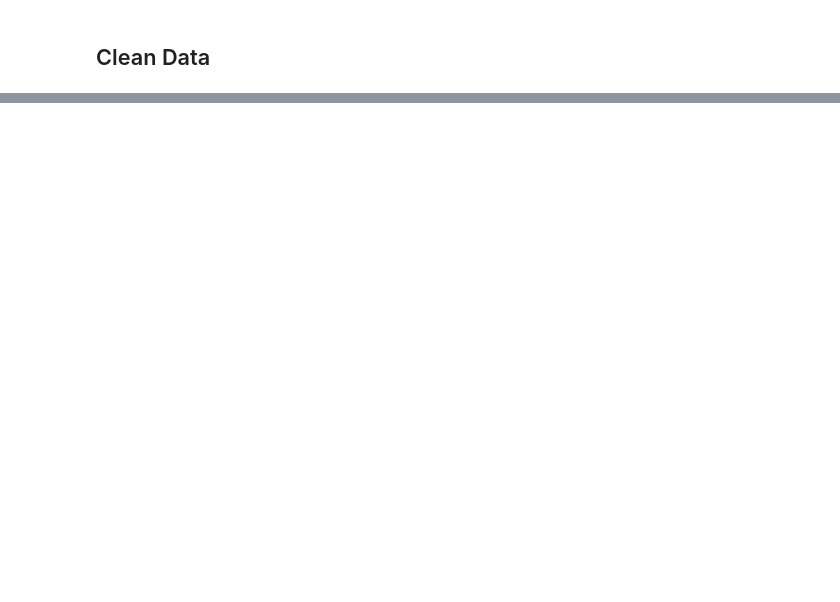
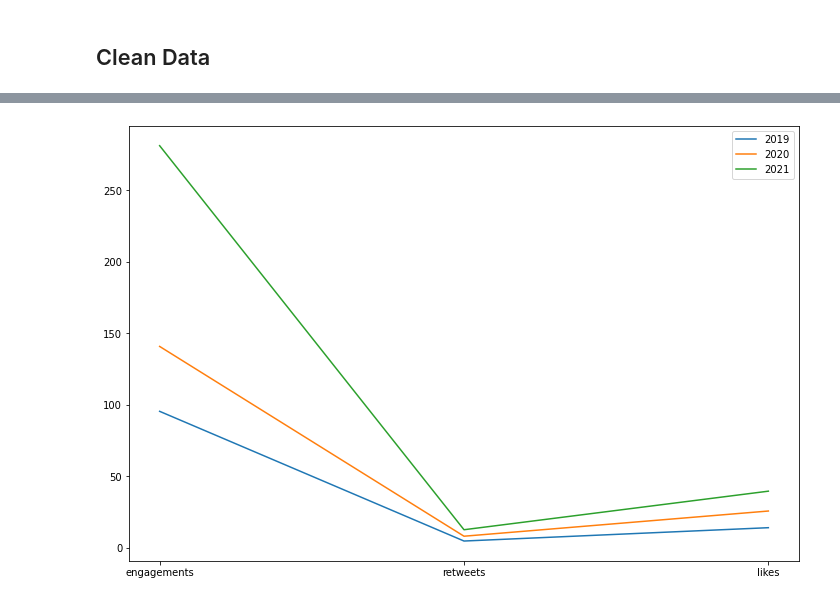
Before and after one commit to taksug229/tweet-analysis, a Jupyter notebook: notebook/1-eda.ipynb, the cells around one changed output, grey strips where cells are left out. Drawn from its saved outputs; the diff is of its cells as text; code cells hidden in the pictures; blank space fills up the shorter version.

```diff
--- a/notebook/1-eda.ipynb
+++ b/notebook/1-eda.ipynb
@@ -95,0 +132,21 @@ df[mask_2021].sort_values('impressions', ascending=False).head(10)
+# %%
+
+legends = ['2019', '2020', '2021']
+mask_lst = [mask_2019, mask_2020, mask_2021]
+check_lst = ['engagements', 'retweets', 'likes']
+
+xticks = np.arange(0,len(check_lst))
+
+fig, ax = plt.subplots(figsize=(12,8))
+for i, year in enumerate(mask_lst):
+    y_lst = []
+    for col in check_lst:
+        y = df[year][col].mean()
+        y_lst.append(y)
+
+    ax.plot(y_lst)
+    ax.set_xticks(xticks)
+    ax.set_xticklabels(check_lst, fontsize=10)
+    ax.legend(labels=legends, loc='upper right', fontsize=10)
+# %% [output]
+[figure, added]
```
Also changed, not shown: parts of 4 cells of this notebook.
